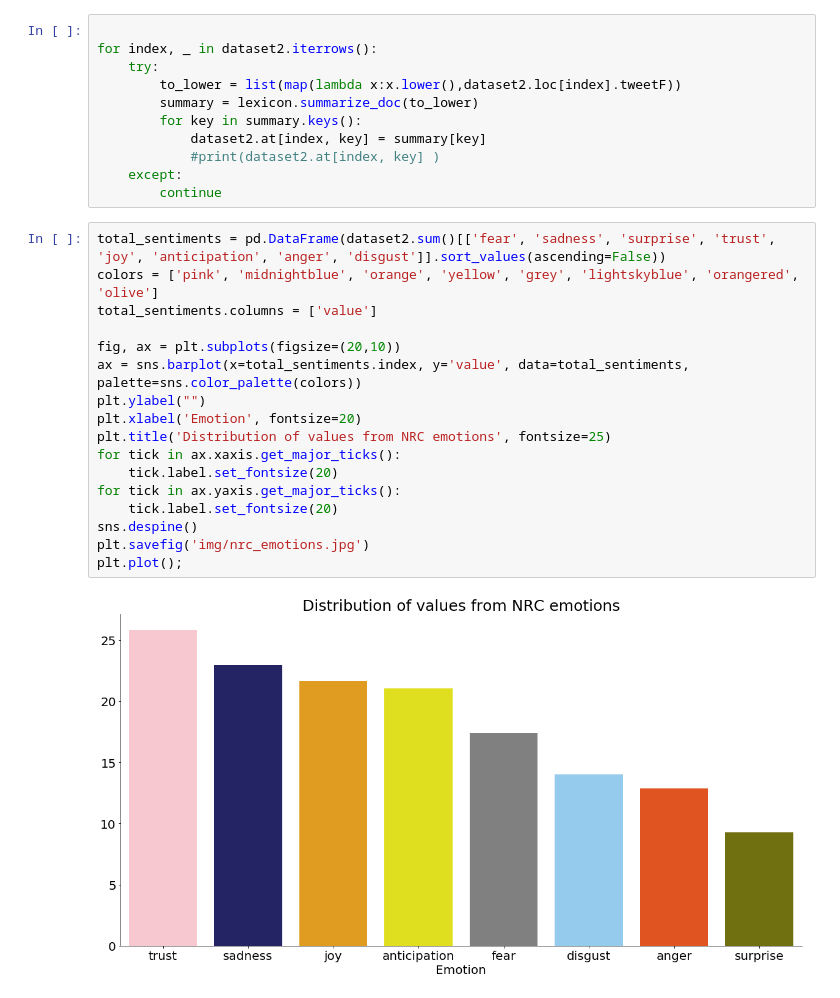
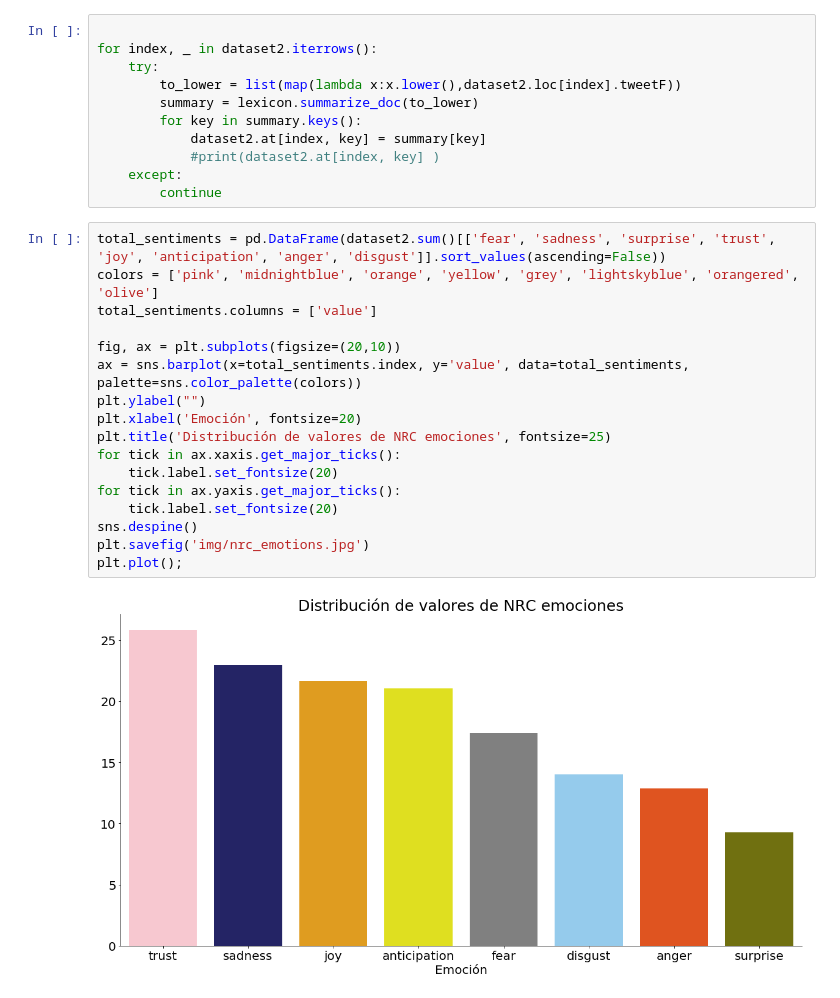
Before and after one commit to ingenierajessica/Miner-a-de-Textos, a Jupyter notebook: Análisis de Sentimientos Anaconda con algoritmos de letra musical.ipynb, the cells around one changed output. Cells and saved outputs as stored; diff of their text form.

```diff
--- a/Análisis de Sentimientos Anaconda con algoritmos de letra musical.ipynb
+++ b/Análisis de Sentimientos Anaconda con algoritmos de letra musical.ipynb
@@ -179,19 +179,19 @@ for index, _ in dataset2.iterrows():
 # %%
 total_sentiments = pd.DataFrame(dataset2.sum()[['fear', 'sadness', 'surprise', 'trust', 'joy', 'anticipation', 'anger', 'disgust']].sort_values(ascending=False))
 colors = ['pink', 'midnightblue', 'orange', 'yellow', 'grey', 'lightskyblue', 'orangered',  'olive']
 total_sentiments.columns = ['value']
 
 fig, ax = plt.subplots(figsize=(20,10))
 ax = sns.barplot(x=total_sentiments.index, y='value', data=total_sentiments, palette=sns.color_palette(colors))
 plt.ylabel("")
-plt.xlabel('Emotion', fontsize=20)
-plt.title('Distribution of values from NRC emotions', fontsize=25)
+plt.xlabel('Emoción', fontsize=20)
+plt.title('Distribución de valores de NRC emociones', fontsize=25)
 for tick in ax.xaxis.get_major_ticks():
     tick.label.set_fontsize(20)
 for tick in ax.yaxis.get_major_ticks():
     tick.label.set_fontsize(20)
 sns.despine()
 plt.savefig('img/nrc_emotions.jpg')
 plt.plot();
 # %% [output]
-[figure, old version]
+[figure, new version]
```
Also changed, not shown: parts of 1 cell of this notebook.
